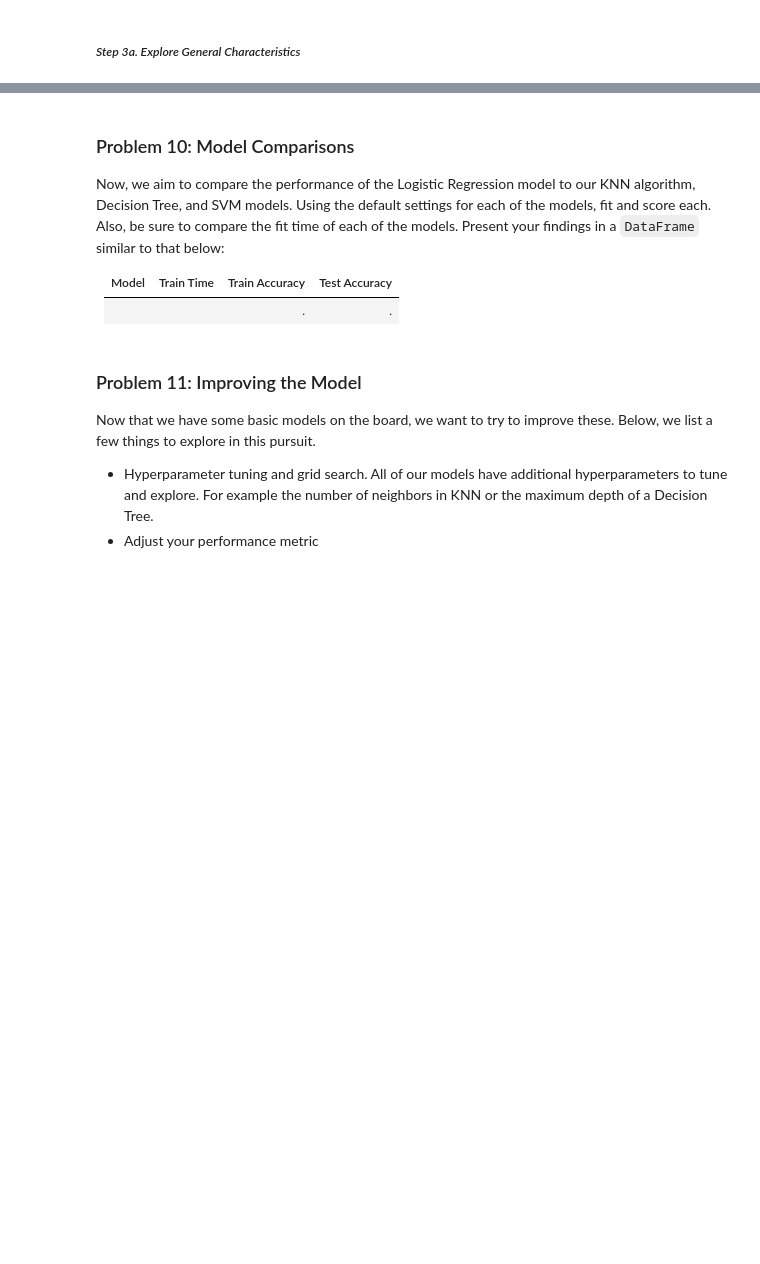
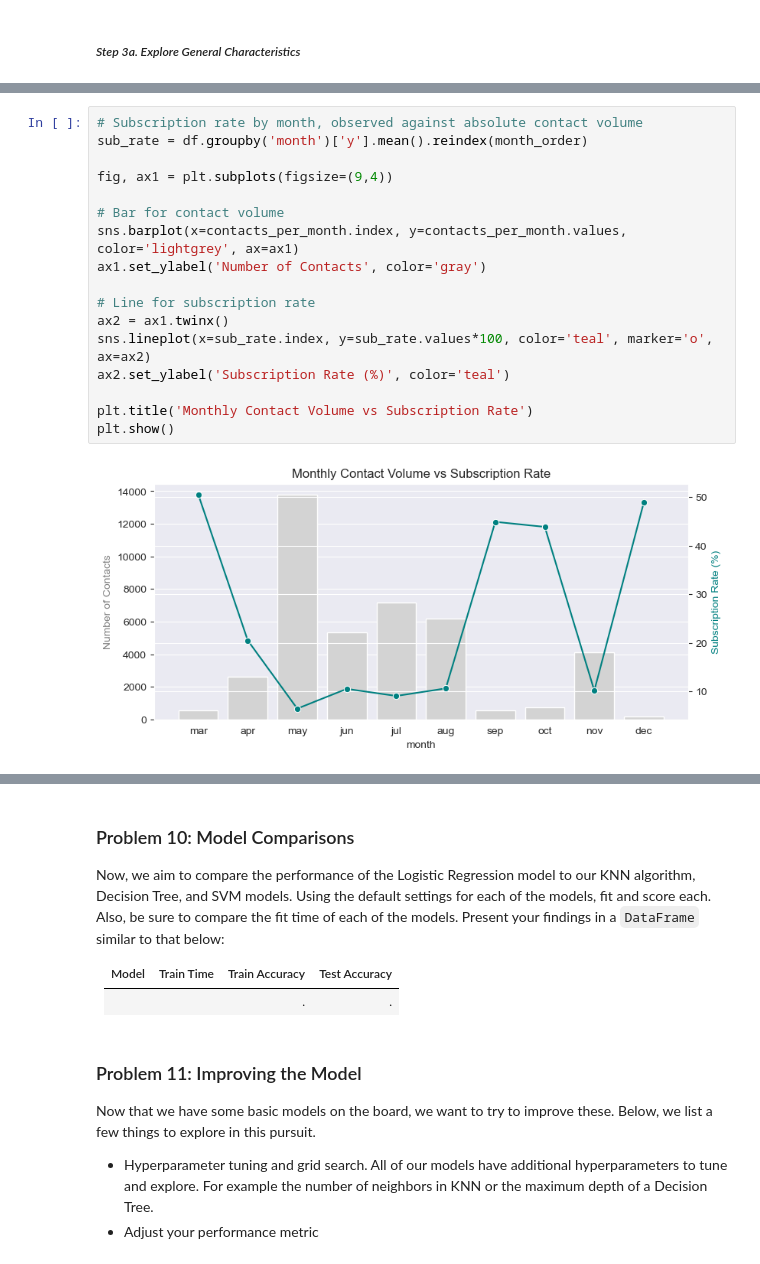
Before and after one commit to fangwan90/HaaS_Git, a Jupyter notebook: PA3/prompt_III.ipynb, the cells around one changed output, grey strips where cells are left out. Saved outputs shown, nothing was run; the diff lists cells and outputs as text; blank space fills up the shorter version.

```diff
--- a/PA3/prompt_III.ipynb
+++ b/PA3/prompt_III.ipynb
@@ -105,0 +336,19 @@ After examining the description and data, your goal now is to clearly state the
+# %%
+# Subscription rate by month, observed against absolute contact volume
+sub_rate = df.groupby('month')['y'].mean().reindex(month_order)
+
+fig, ax1 = plt.subplots(figsize=(9,4))
+
+# Bar for contact volume
+sns.barplot(x=contacts_per_month.index, y=contacts_per_month.values, color='lightgrey', ax=ax1)
+ax1.set_ylabel('Number of Contacts', color='gray')
+
+# Line for subscription rate
+ax2 = ax1.twinx()
+sns.lineplot(x=sub_rate.index, y=sub_rate.values*100, color='teal', marker='o', ax=ax2)
+ax2.set_ylabel('Subscription Rate (%)', color='teal')
+
+plt.title('Monthly Contact Volume vs Subscription Rate')
+plt.show()
+# %% [output]
+[figure, added]
```
Also changed, not shown: parts of 56 cells of this notebook.
